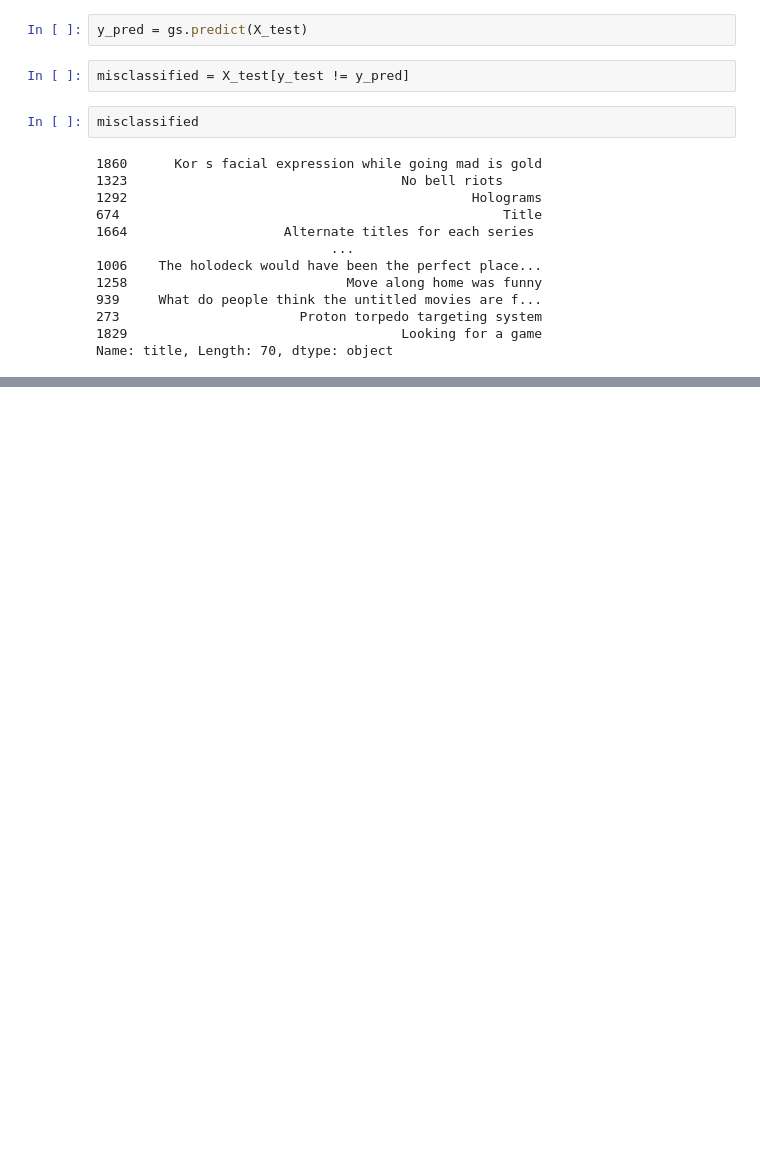
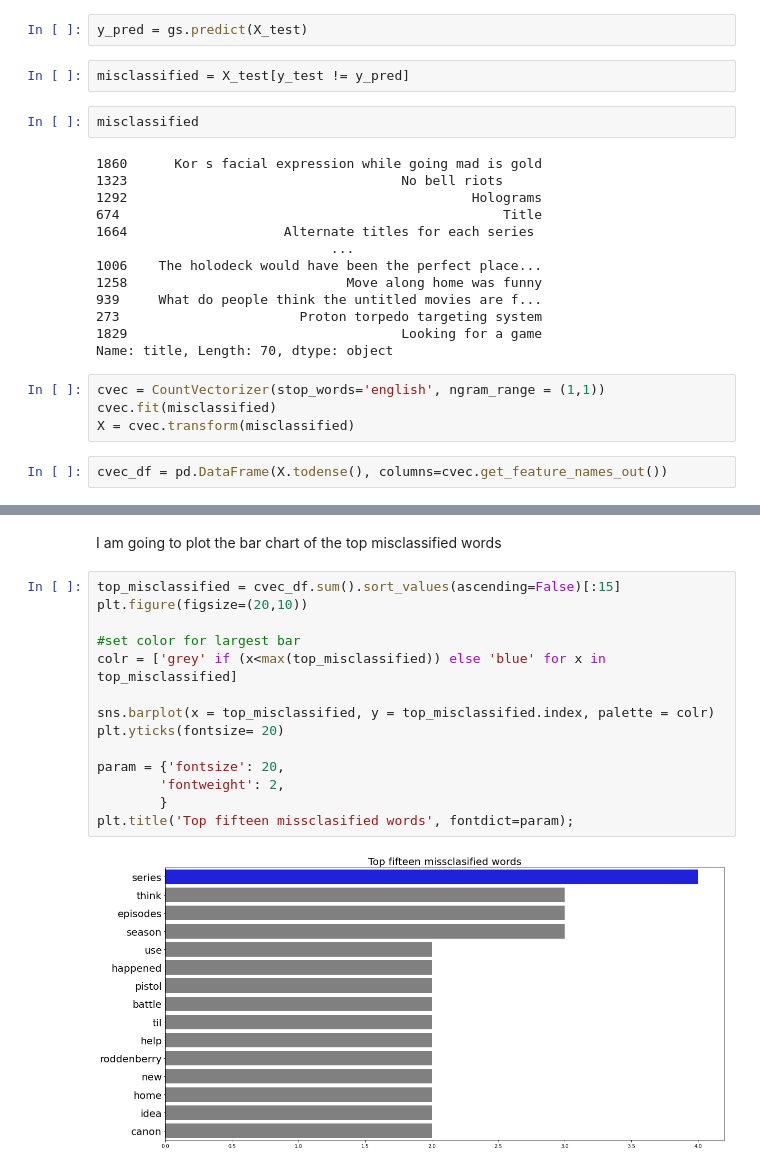
Before and after one commit to CaptCardoso/Subreddit-Classifier, a Jupyter notebook: notebooks/04 logistic regression model.ipynb, the cells around one changed output, grey strips where cells are left out. Saved outputs shown, nothing was run; the diff lists cells and outputs as text; blank space fills up the shorter version.

```diff
--- a/notebooks/04 logistic regression model.ipynb
+++ b/notebooks/04 logistic regression model.ipynb
@@ -142,3 +146,9 @@ misclassified
 273                       Proton torpedo targeting system
 1829                                   Looking for a game
 Name: title, Length: 70, dtype: object
+# %%
+cvec = CountVectorizer(stop_words='english', ngram_range = (1,1))
+cvec.fit(misclassified)
+X = cvec.transform(misclassified)
+# %%
+cvec_df = pd.DataFrame(X.todense(), columns=cvec.get_feature_names_out())
@@ -144,0 +165,18 @@ Name: title, Length: 70, dtype: object
+# %% [markdown]
+I am going to plot the bar chart of the top misclassified words
+# %%
+top_misclassified = cvec_df.sum().sort_values(ascending=False)[:15]
+plt.figure(figsize=(20,10))
+
+#set color for largest bar
+colr = ['grey' if (x<max(top_misclassified)) else 'blue' for x in top_misclassified]
+
+sns.barplot(x = top_misclassified, y = top_misclassified.index, palette = colr)
+plt.yticks(fontsize= 20)
+
+param = {'fontsize': 20,
+        'fontweight': 2,
+        }
+plt.title('Top fifteen missclasified words', fontdict=param);
+# %% [output]
+[figure, added]
```
Also changed, not shown: parts of 7 cells of this notebook, 7 other files.
